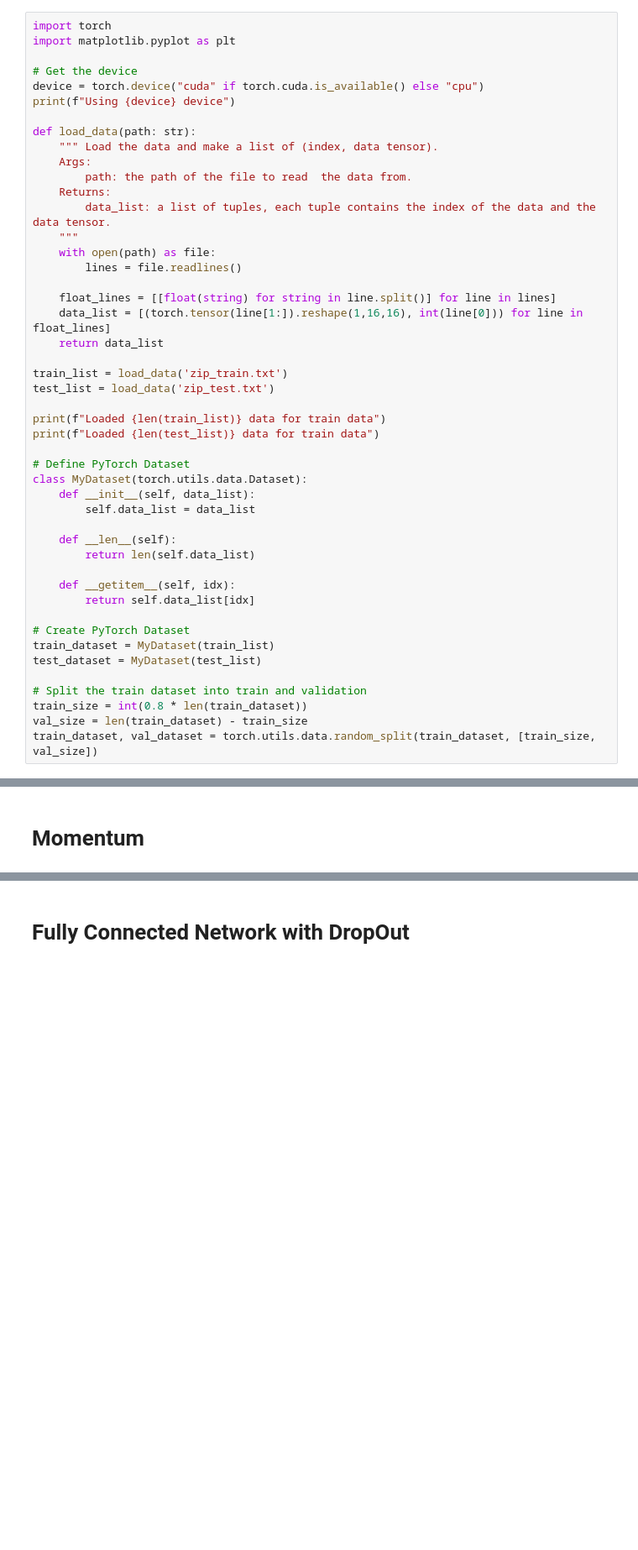
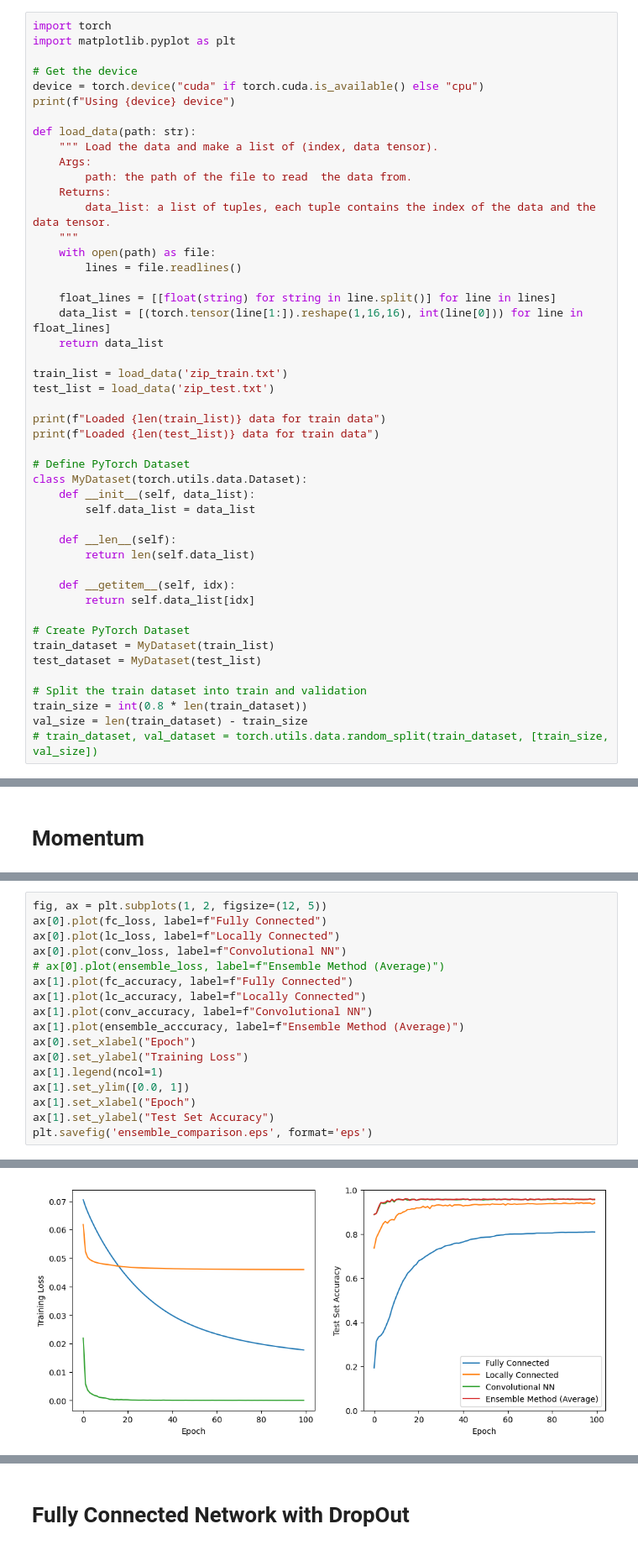
Before and after one commit to mao1756/CAP5619-sp24, a Jupyter notebook: P1/codes/P1.ipynb, the cells around one changed output, grey strips where cells are left out. Shown at 84% size. Cells and saved outputs as stored; diff of their text form; blank space fills up the shorter version.

```diff
--- a/P1/codes/P1.ipynb
+++ b/P1/codes/P1.ipynb
@@ -50,7 +50,7 @@ test_dataset = MyDataset(test_list)
 # Split the train dataset into train and validation
 train_size = int(0.8 * len(train_dataset))
 val_size = len(train_dataset) - train_size
-train_dataset, val_dataset = torch.utils.data.random_split(train_dataset, [train_size, val_size])
+# train_dataset, val_dataset = torch.utils.data.random_split(train_dataset, [train_size, val_size])
 # %% [output]
 Using cpu device
 Loaded 7291 data for train data
@@ -1022,0 +1129,18 @@ The PostScript backend does not support transparency; partially transparent arti
+# %%
+fig, ax = plt.subplots(1, 2, figsize=(12, 5))
+ax[0].plot(fc_loss, label=f"Fully Connected")
+ax[0].plot(lc_loss, label=f"Locally Connected")
+ax[0].plot(conv_loss, label=f"Convolutional NN")
+# ax[0].plot(ensemble_loss, label=f"Ensemble Method (Average)")
+ax[1].plot(fc_accuracy, label=f"Fully Connected")
+ax[1].plot(lc_accuracy, label=f"Locally Connected")
+ax[1].plot(conv_accuracy, label=f"Convolutional NN")
+ax[1].plot(ensemble_acccuracy, label=f"Ensemble Method (Average)")
+ax[0].set_xlabel("Epoch")
+ax[0].set_ylabel("Training Loss")
+ax[1].legend(ncol=1)
+ax[1].set_ylim([0.0, 1])
+ax[1].set_xlabel("Epoch")
+ax[1].set_ylabel("Test Set Accuracy")
+plt.savefig('ensemble_comparison.eps', format='eps')
+# %% [output]
@@ -1022,0 +1148 @@ The PostScript backend does not support transparency; partially transparent arti
+[figure, added]
```
Also changed, not shown: parts of 4 cells of this notebook.
